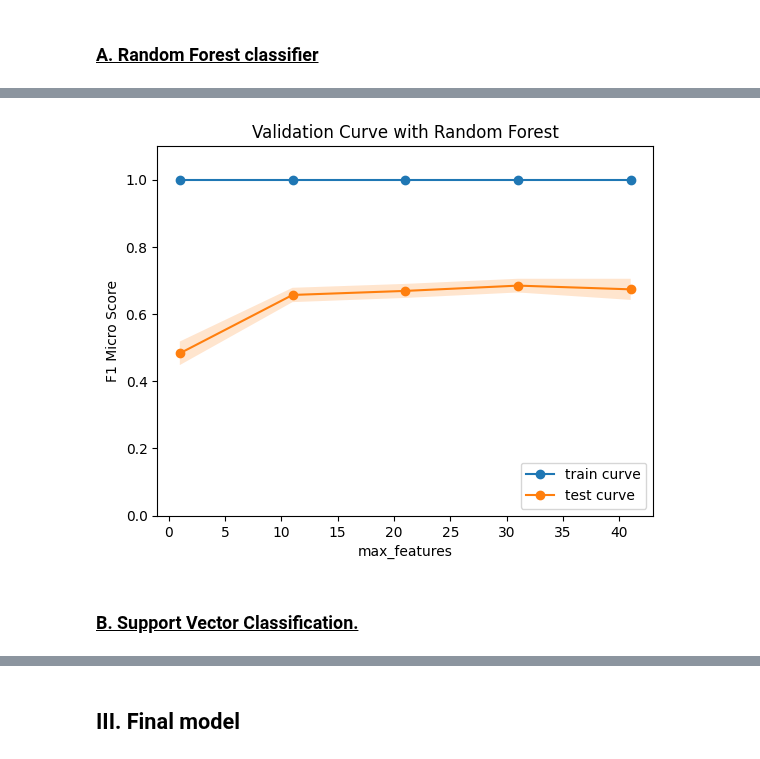
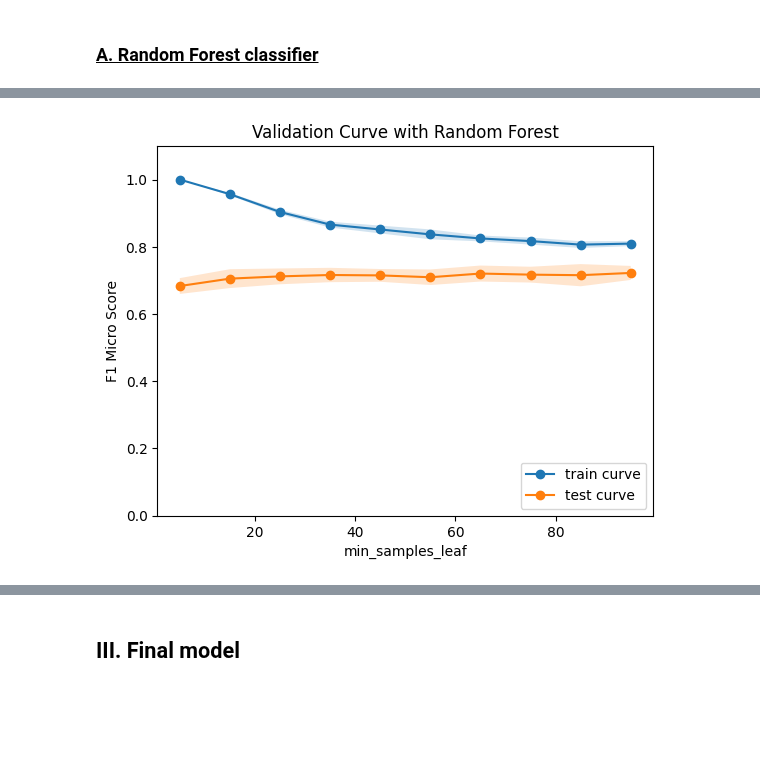
Before and after one commit to B-Manitas/Speed-Dating, a Jupyter notebook: notebook/model.ipynb, the cells around one changed output, grey strips where cells are left out. Saved outputs shown, nothing was run; the diff lists cells and outputs as text; code cells hidden in the pictures; blank space fills up the shorter version.

```diff
--- a/notebook/model.ipynb
+++ b/notebook/model.ipynb
@@ -119,8 +149,8 @@ weighted avg       0.67      0.67      0.66       248
 # %%
 # Fit the model for max_depth
-params_cv["param_name"] = "max_depth"
-params_cv["param_range"] = np.arange(1, 50, 10)
-params_cv["estimator"] = RandomForestClassifier(bootstrap=False)
+params_cv["param_name"] = "n_estimators"
+params_cv["param_range"] = np.arange(50, 1000, 100)
+params_cv["estimator"] = RandomForestClassifier()
 
 sc_train, sc_test = validation_curve(**params_cv)
 
@@ -134,7 +164,7 @@ model.plot_validation_curve(sc_train, sc_test, model_name,
 # Fit the model for max_depth
 params_cv["param_name"] = "max_depth"
 params_cv["param_range"] = np.arange(1, 200, 50)
-params_cv["estimator"] = RandomForestClassifier(bootstrap=True, oob_score=True, class_weight="balanced")
+params_cv["estimator"] = RandomForestClassifier(bootstrap=True, class_weight="balanced_subsample")
 
 sc_train, sc_test = validation_curve(**params_cv)
 
@@ -150,0 +181,28 @@ plt.show()
+# %%
+# Fit the model for max_depth
+params_cv["param_name"] = "max_features"
+params_cv["param_range"] = np.arange(1, 40, 5)
+params_cv["estimator"] = RandomForestClassifier(bootstrap=False)
+
+sc_train, sc_test = validation_curve(**params_cv)
+
+# Plot the validation curve
+plt.figure(figsize=(16, 5))
+plt.subplot(1, 2, 1)
+model.plot_validation_curve(sc_train, sc_test, model_name,
+                            params_cv["param_name"], params_cv["param_range"])
+
+
+# Fit the model for max_sample
+params_cv["param_name"] = "max_samples"
+params_cv["param_range"] = np.arange(100, 2000, 100)
+params_cv["estimator"] = RandomForestClassifier()
+
+sc_train, sc_test = validation_curve(**params_cv)
+
+# Plot the validation curve
+plt.subplot(1, 2, 2)
+model.plot_validation_curve(sc_train, sc_test, model_name,
+                            params_cv["param_name"], params_cv["param_range"])
+
+plt.show()
@@ -151,18 +211,16 @@ plt.show()
 # %%
 # Fit the model for max_depth
-params_cv["param_name"] = "max_features"
-params_cv["param_range"] = np.arange(1, 50, 10)
+params_cv["param_name"] = "min_samples_leaf"
+params_cv["param_range"] = np.arange(5, 100, 10)
 params_cv["estimator"] = RandomForestClassifier(bootstrap=False)
 
 sc_train, sc_test = validation_curve(**params_cv)
 
 # Plot the validation curve
 model.plot_validation_curve(sc_train, sc_test, model_name,
                             params_cv["param_name"], params_cv["param_range"])
 
 
 plt.show()
 # %% [output]
-[figure, old version]
+[figure, new version]
-# %% [markdown]
-### <u>B. Support Vector Classification.</u>
```
Also changed, not shown: parts of 13 cells of this notebook, 4 other files.
